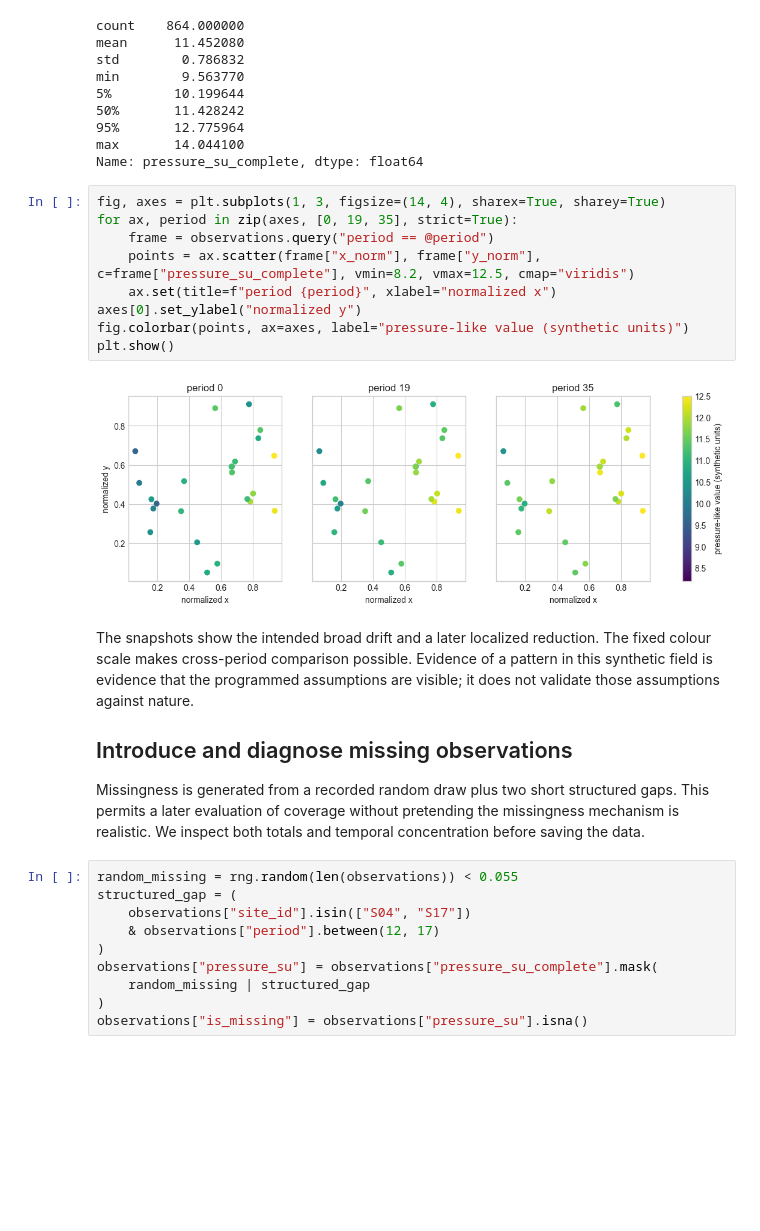
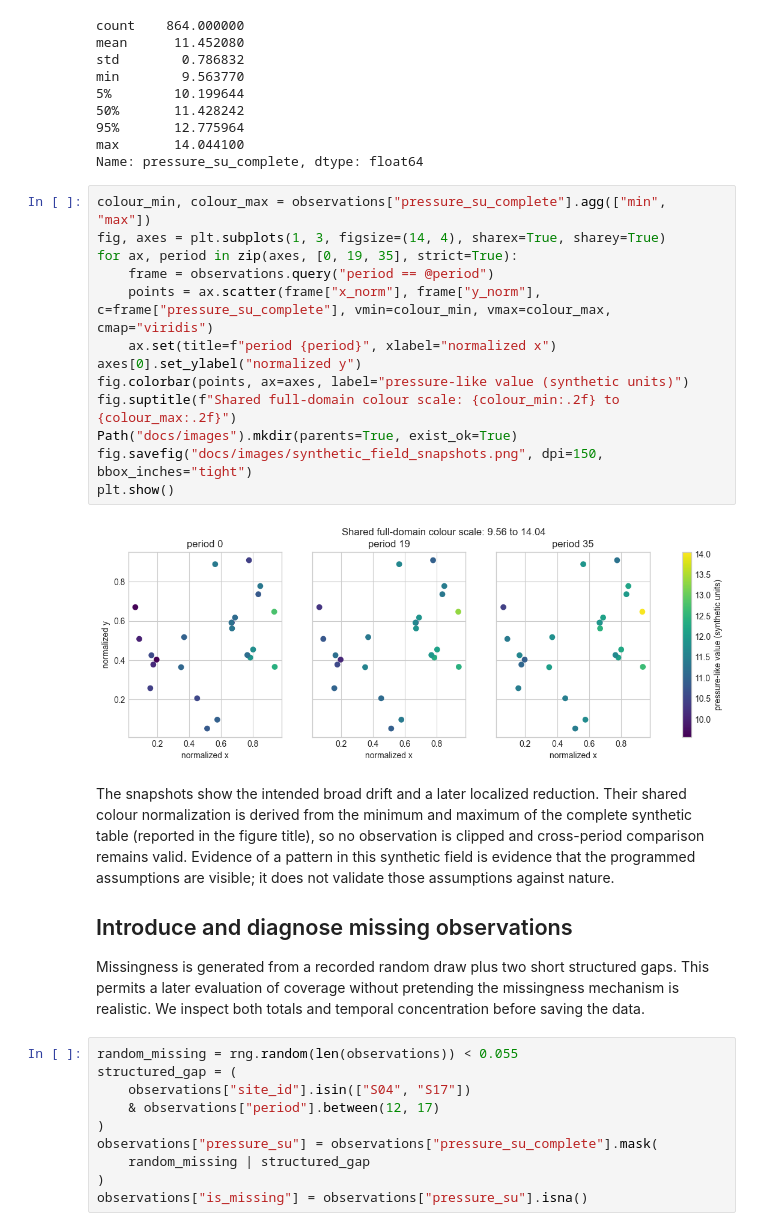
Before and after one commit to DavidoffichW/fpwm-lab, a Jupyter notebook: notebooks/01_synthetic_field_investigation.ipynb, the cells around one changed output. Saved outputs shown, nothing was run; the diff lists cells and outputs as text; blank space fills up the shorter version.

Commit message:
Correct and present the R0 research evidence

```diff
--- a/notebooks/01_synthetic_field_investigation.ipynb
+++ b/notebooks/01_synthetic_field_investigation.ipynb
@@ -200,21 +200,27 @@ min        9.563770
 max       14.044100
 Name: pressure_su_complete, dtype: float64
 # %%
+colour_min, colour_max = observations["pressure_su_complete"].agg(["min", "max"])
 fig, axes = plt.subplots(1, 3, figsize=(14, 4), sharex=True, sharey=True)
 for ax, period in zip(axes, [0, 19, 35], strict=True):
     frame = observations.query("period == @period")
-    points = ax.scatter(frame["x_norm"], frame["y_norm"], c=frame["pressure_su_complete"], vmin=8.2, vmax=12.5, cmap="viridis")
+    points = ax.scatter(frame["x_norm"], frame["y_norm"], c=frame["pressure_su_complete"], vmin=colour_min, vmax=colour_max, cmap="viridis")
     ax.set(title=f"period {period}", xlabel="normalized x")
 axes[0].set_ylabel("normalized y")
 fig.colorbar(points, ax=axes, label="pressure-like value (synthetic units)")
+fig.suptitle(f"Shared full-domain colour scale: {colour_min:.2f} to {colour_max:.2f}")
+Path("docs/images").mkdir(parents=True, exist_ok=True)
+fig.savefig("docs/images/synthetic_field_snapshots.png", dpi=150, bbox_inches="tight")
 plt.show()
 # %% [output]
-[figure, old version]
+[figure, new version]
 # %% [markdown]
 The snapshots show the intended broad drift and a later localized reduction.
-The fixed colour scale makes cross-period comparison possible. Evidence of a
-pattern in this synthetic field is evidence that the programmed assumptions
-are visible; it does not validate those assumptions against nature.
+Their shared colour normalization is derived from the minimum and maximum of
+the complete synthetic table (reported in the figure title), so no observation
+is clipped and cross-period comparison remains valid. Evidence of a pattern in
+this synthetic field is evidence that the programmed assumptions are visible;
+it does not validate those assumptions against nature.
 
 ## Introduce and diagnose missing observations
 
```
Also changed, not shown: parts of 6 cells of this notebook, 13 other files.
